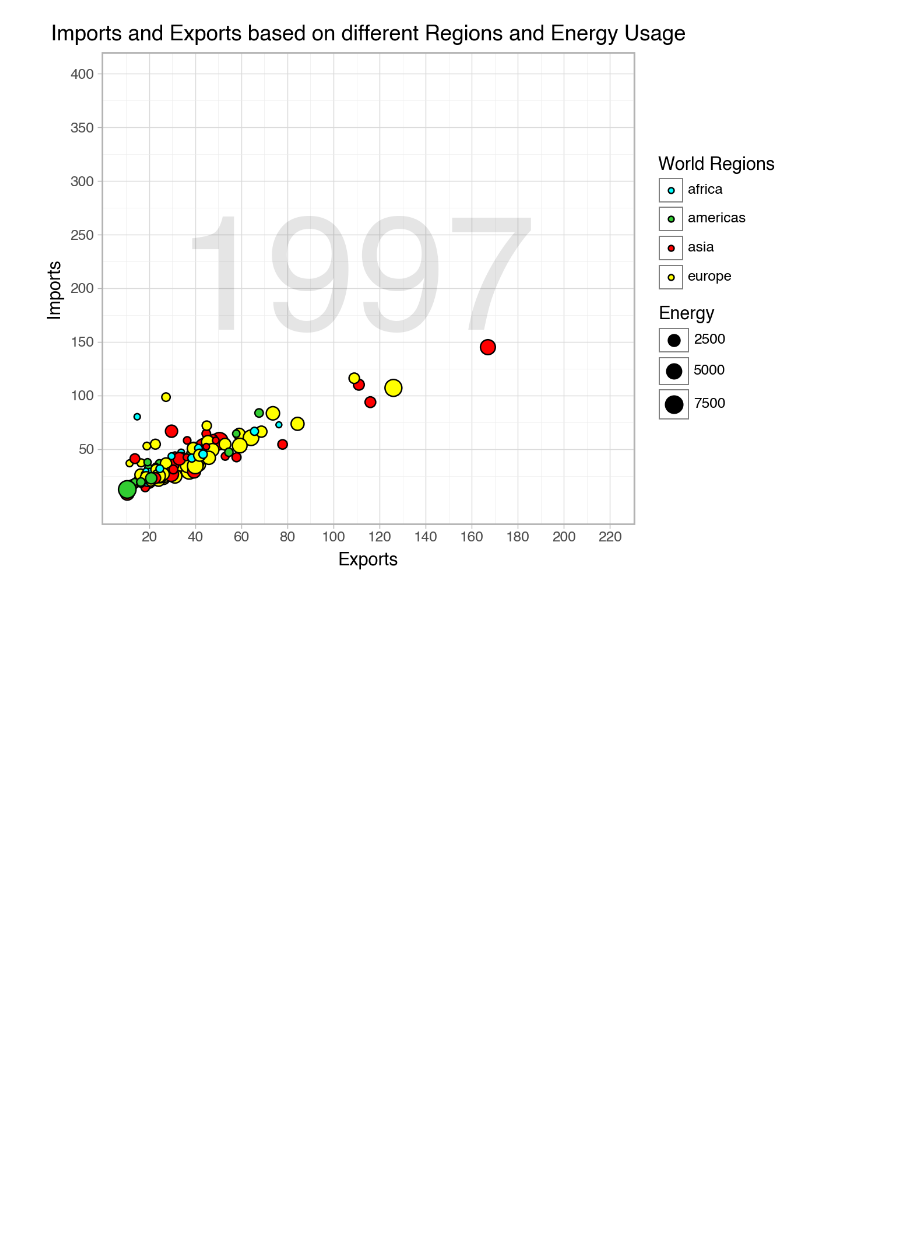
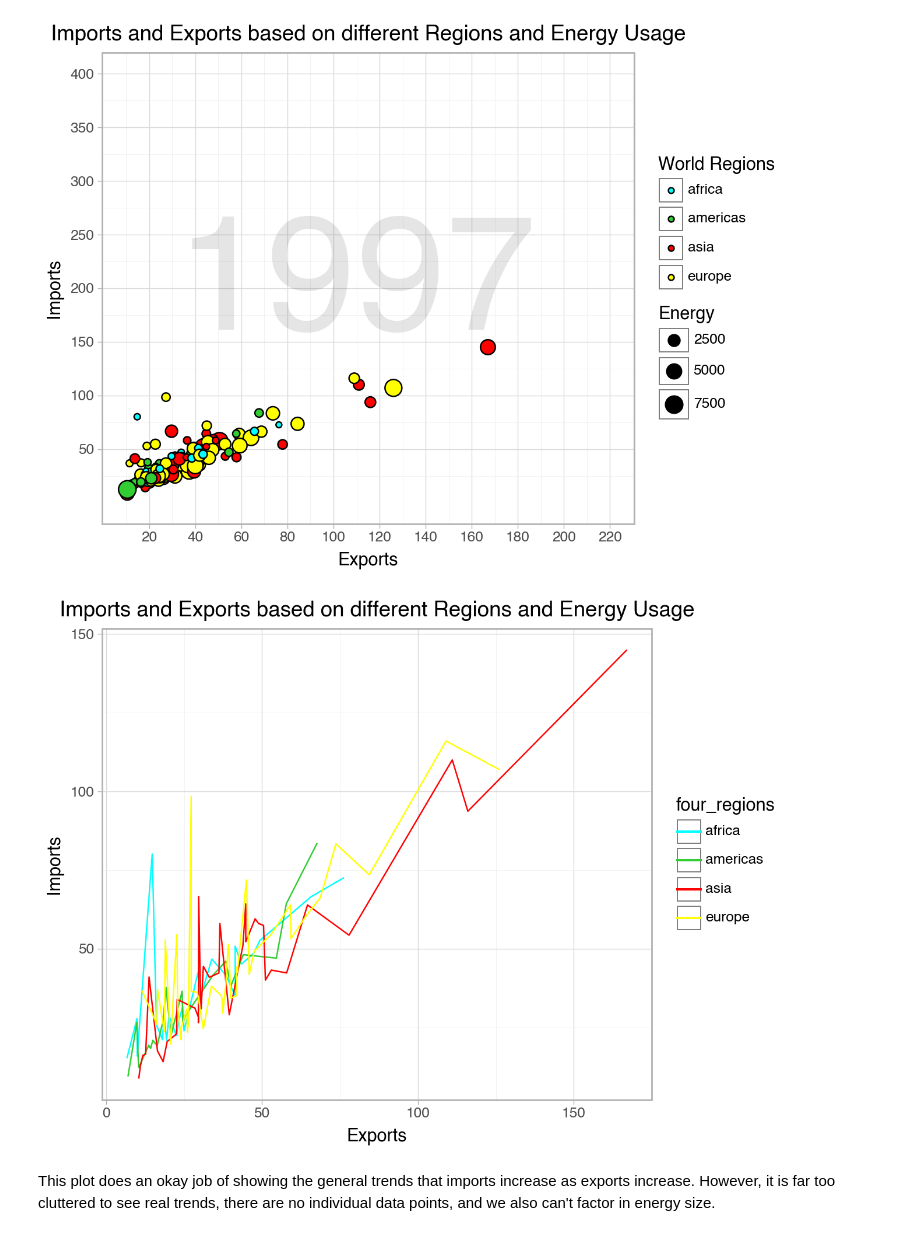
Before and after one commit to wkapner/GSB_544, a Jupyter notebook: Labs/Lab1.ipynb, the cells around one changed output. Saved outputs shown, nothing was run; the diff lists cells and outputs as text; code cells hidden in the pictures; blank space fills up the shorter version.

```diff
--- a/Labs/Lab1.ipynb
+++ b/Labs/Lab1.ipynb
@@ -93,3 +137,21 @@ limits = (10,220)
 )
 # %% [output]
 [figure]
+# %%
+#Part 4
+(pt.ggplot(filenew2, pt.aes(x="exports",y="imports",group = "four_regions", color = "four_regions", size = "energy"))
++pt.geom_line(size = 0.5)
++pt.labs(
+    title = 'Imports and Exports based on different Regions and Energy Usage',
+    x = "Exports",
+    y= "Imports",
+    fill = "World Regions",
+    size = "Energy"
+)
++pt.scale_color_manual(values=["aqua","limegreen","red","yellow"])
+ +pt.theme_light()
+)
+# %% [output]
+[figure, added]
+# %% [markdown]
+This plot does an okay job of showing the general trends that imports increase as exports increase. However, it is far too cluttered to see real trends, there are no individual data points, and we also can't factor in energy size.
```
Also changed, not shown: parts of 14 cells of this notebook.
